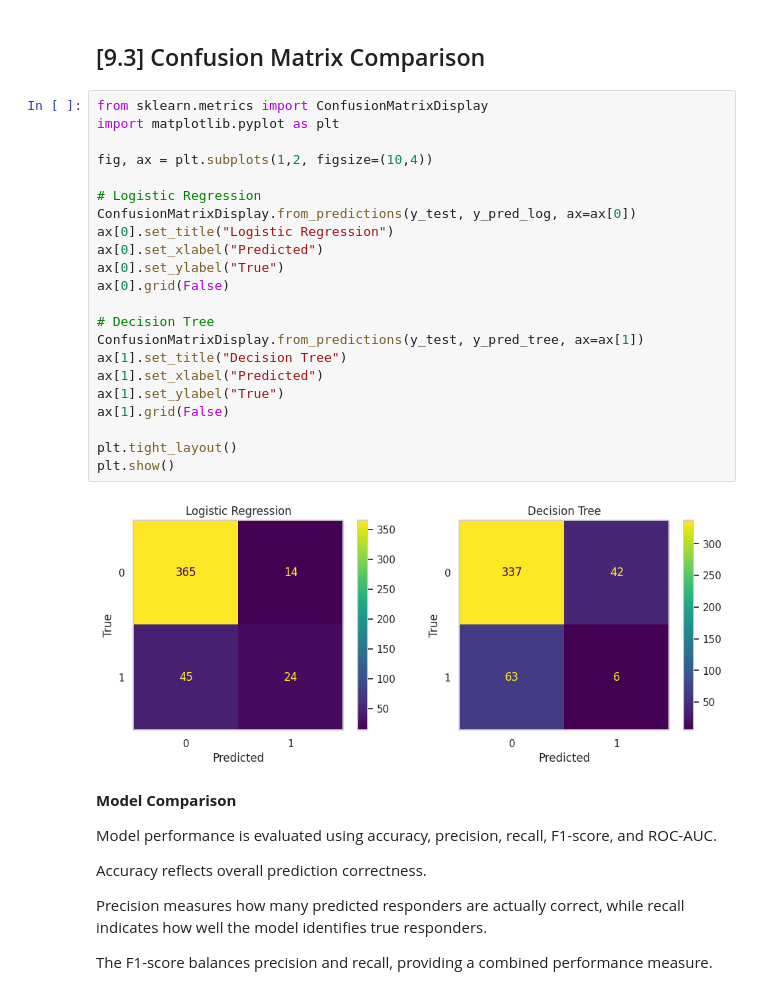
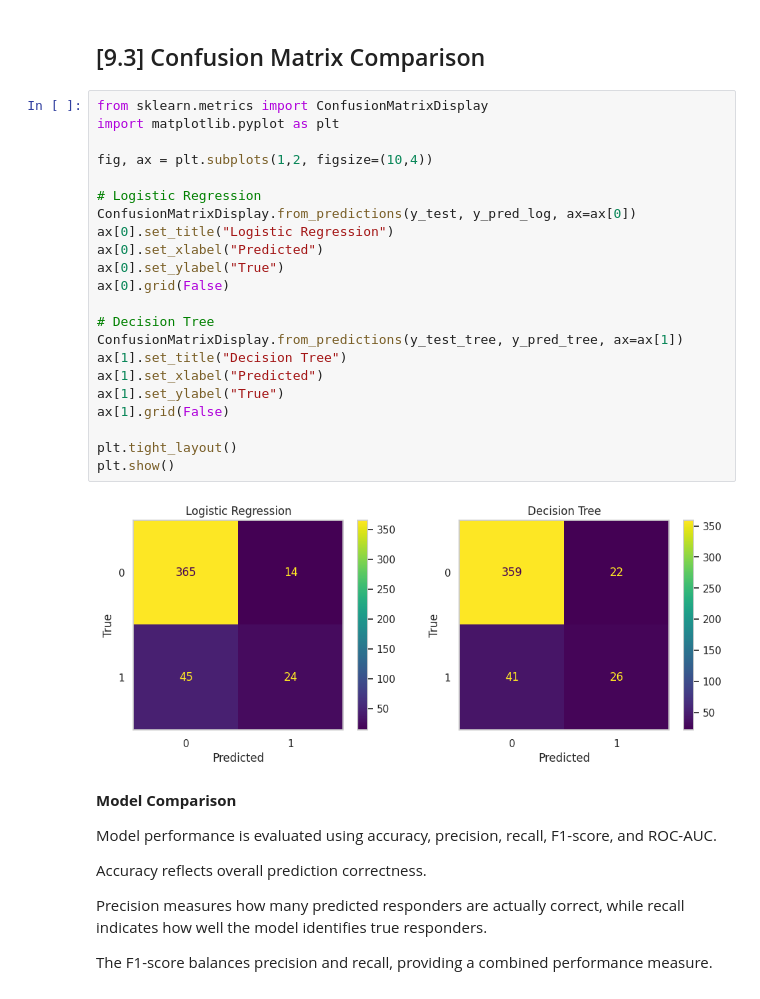
Before and after one commit to Luke-Dev-Tech/Business_intelligence_and_data-mining, a Jupyter notebook: BI_Project.ipynb, the cells around one changed output. Saved outputs shown, nothing was run; the diff lists cells and outputs as text.

```diff
--- a/BI_Project.ipynb
+++ b/BI_Project.ipynb
@@ -1858,27 +1817,27 @@ plt.show()
 # %%
 from sklearn.metrics import ConfusionMatrixDisplay
 import matplotlib.pyplot as plt
 
 fig, ax = plt.subplots(1,2, figsize=(10,4))
 
 # Logistic Regression
 ConfusionMatrixDisplay.from_predictions(y_test, y_pred_log, ax=ax[0])
 ax[0].set_title("Logistic Regression")
 ax[0].set_xlabel("Predicted")
 ax[0].set_ylabel("True")
 ax[0].grid(False)
 
 # Decision Tree
-ConfusionMatrixDisplay.from_predictions(y_test, y_pred_tree, ax=ax[1])
+ConfusionMatrixDisplay.from_predictions(y_test_tree, y_pred_tree, ax=ax[1])
 ax[1].set_title("Decision Tree")
 ax[1].set_xlabel("Predicted")
 ax[1].set_ylabel("True")
 ax[1].grid(False)
 
 plt.tight_layout()
 plt.show()
 # %% [output]
-[figure, old version]
+[figure, new version]
 # %% [markdown]
 **Model Comparison**
 
```
Also changed, not shown: parts of 13 cells of this notebook.
